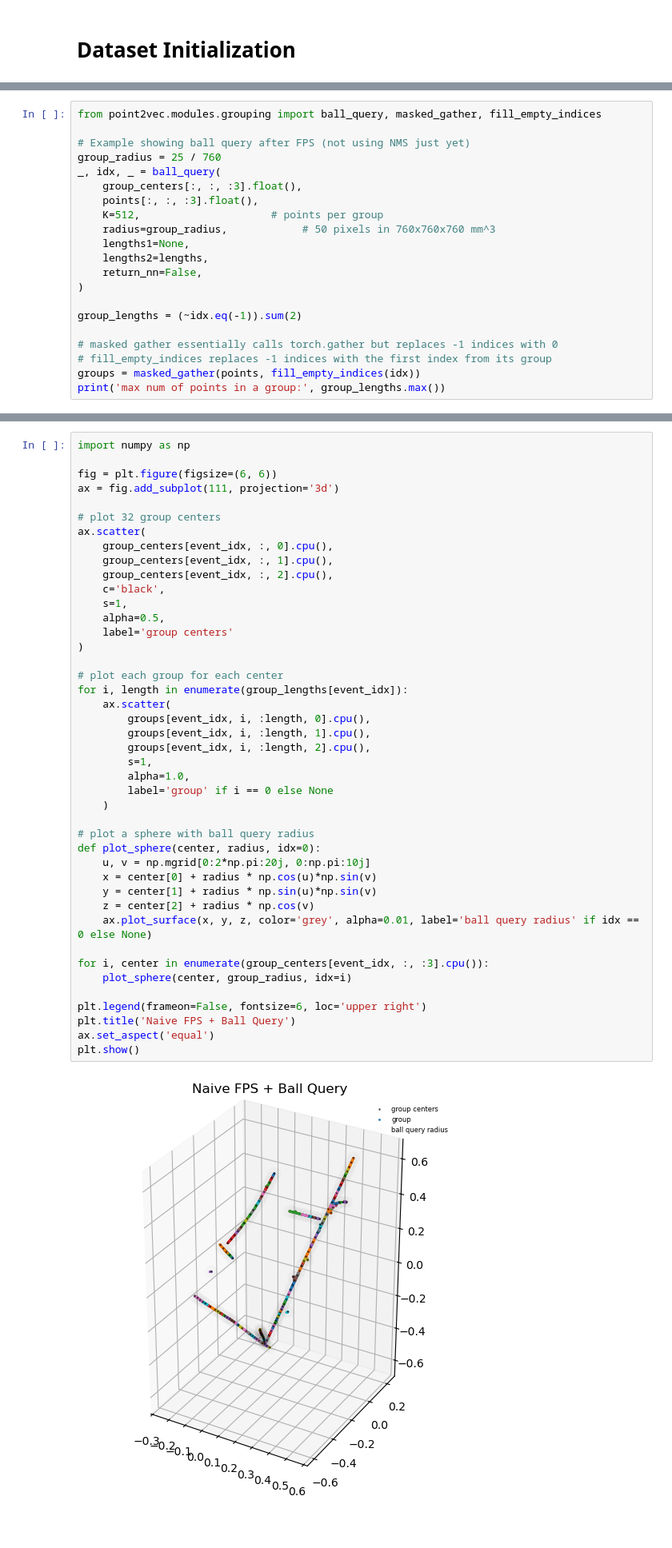
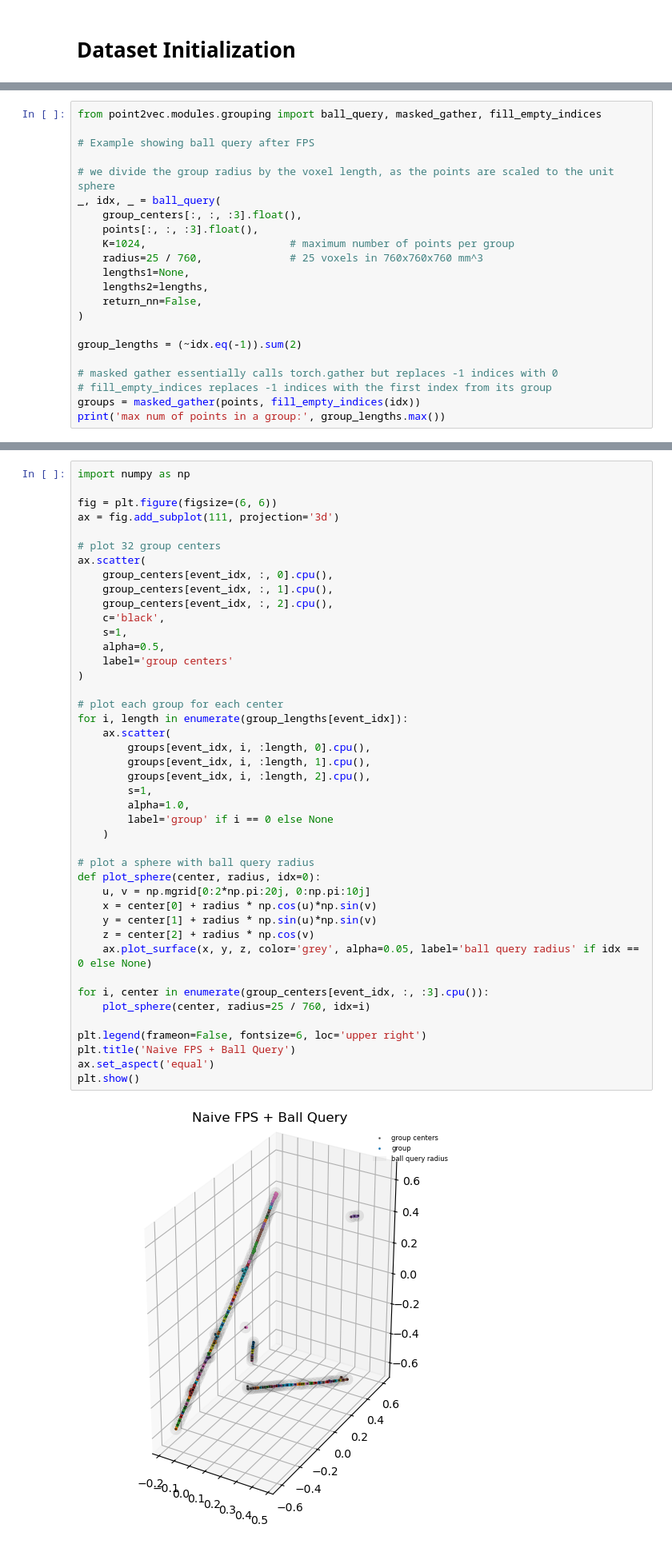
Before and after one commit to youngsm/point2vec, a Jupyter notebook: tutorial/01_tokenization.ipynb, the cells around one changed output, grey strips where cells are left out. Shown at 80% size. Cells and saved outputs as stored; diff of their text form.

Commit message:
update tokenization nb with fixed grouping parameters

```diff
--- a/tutorial/01_tokenization.ipynb
+++ b/tutorial/01_tokenization.ipynb
@@ -123,13 +114,14 @@ plt.show()
 # %%
 from point2vec.modules.grouping import ball_query, masked_gather, fill_empty_indices
 
-# Example showing ball query after FPS (not using NMS just yet)
-group_radius = 25 / 760
+# Example showing ball query after FPS
+
+# we divide the group radius by the voxel length, as the points are scaled to the unit sphere
 _, idx, _ = ball_query(
     group_centers[:, :, :3].float(),
     points[:, :, :3].float(),
-    K=512,                     # points per group
-    radius=group_radius,            # 50 pixels in 760x760x760 mm^3
+    K=1024,                       # maximum number of points per group
+    radius=25 / 760,              # 25 voxels in 760x760x760 mm^3
     lengths1=None,
     lengths2=lengths,
     return_nn=False,
@@ -166,33 +158,33 @@ ax.scatter(
     s=1,
     alpha=0.5,
     label='group centers'
 )
 
 # plot each group for each center
 for i, length in enumerate(group_lengths[event_idx]):
     ax.scatter(
         groups[event_idx, i, :length, 0].cpu(),
         groups[event_idx, i, :length, 1].cpu(),
         groups[event_idx, i, :length, 2].cpu(),
         s=1,
         alpha=1.0,
         label='group' if i == 0 else None
     )
 
 # plot a sphere with ball query radius
 def plot_sphere(center, radius, idx=0):
     u, v = np.mgrid[0:2*np.pi:20j, 0:np.pi:10j]
     x = center[0] + radius * np.cos(u)*np.sin(v)
     y = center[1] + radius * np.sin(u)*np.sin(v)
     z = center[2] + radius * np.cos(v)
-    ax.plot_surface(x, y, z, color='grey', alpha=0.01, label='ball query radius' if idx == 0 else None)
+    ax.plot_surface(x, y, z, color='grey', alpha=0.05, label='ball query radius' if idx == 0 else None)
 
 for i, center in enumerate(group_centers[event_idx, :, :3].cpu()):
-    plot_sphere(center, group_radius, idx=i)
+    plot_sphere(center, radius=25 / 760, idx=i)
 
 plt.legend(frameon=False, fontsize=6, loc='upper right')
 plt.title('Naive FPS + Ball Query')
 ax.set_aspect('equal')
 plt.show()
 # %% [output]
-[figure, old version]
+[figure, new version]
```
Also changed, not shown: parts of 21 cells of this notebook.
